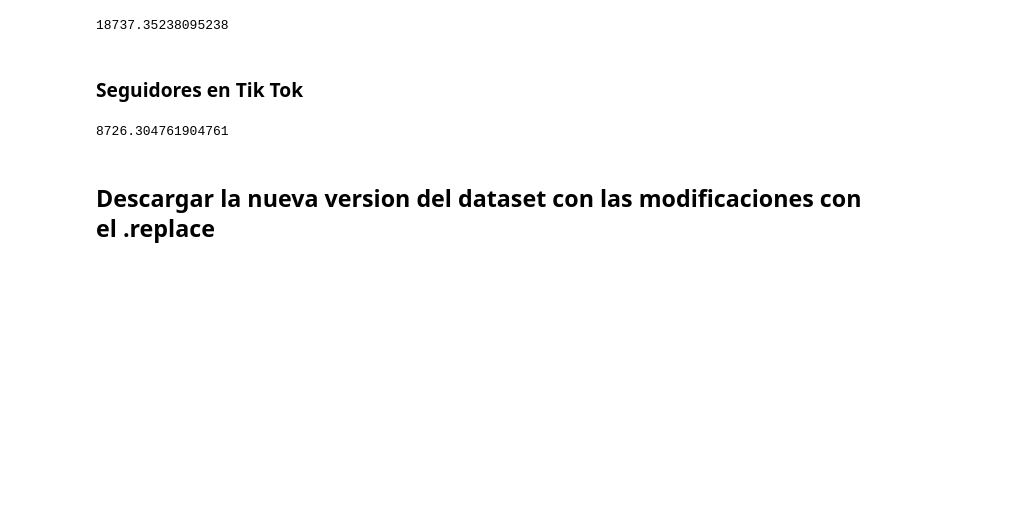
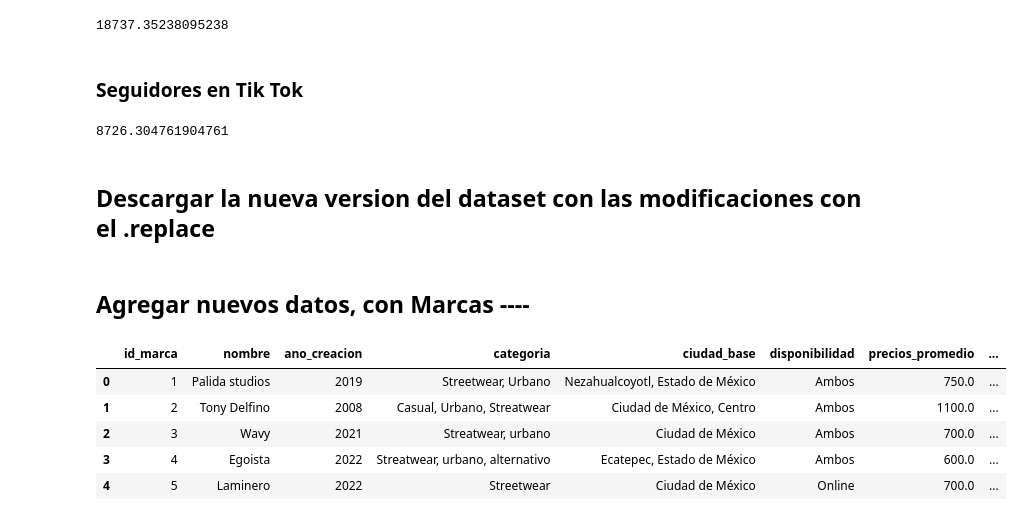
Before and after one commit to ChristianLaraa/Data, a Jupyter notebook: Proyecto2/DataAnalysis/DataExplore.ipynb, the cells around one changed output. Drawn from its saved outputs; the diff is of its cells as text; code cells hidden in the pictures; blank space fills up the shorter version.

```diff
--- a/Proyecto2/DataAnalysis/DataExplore.ipynb
+++ b/Proyecto2/DataAnalysis/DataExplore.ipynb
@@ -374,3 +382,14 @@ df['seguidores_tt'].mean()
 ## Descargar la nueva version del dataset con las modificaciones con el .replace
 # %%
 df.to_csv("marcas_moda_actualizado.csv", index=False)
+# %% [markdown]
+## Agregar nuevos datos, con Marcas ----
+# %%
+df.head()
+# %% [output]
+|  | id_marca | nombre | ano_creacion | categoria | ciudad_base | disponibilidad | precios_promedio | ... |
+| 0 | 1 | Palida studios | 2019 | Streetwear, Urbano | Nezahualcoyotl, Estado de México | Ambos | 750.0 | ... |
+| 1 | 2 | Tony Delfino | 2008 | Casual, Urbano, Streatwear | Ciudad de México, Centro | Ambos | 1100.0 | ... |
+| 2 | 3 | Wavy | 2021 | Streatwear, urbano | Ciudad de México | Ambos | 700.0 | ... |
+| 3 | 4 | Egoista | 2022 | Streatwear, urbano, alternativo | Ecatepec, Estado de México | Ambos | 600.0 | ... |
+| 4 | 5 | Laminero | 2022 | Streetwear | Ciudad de México | Online | 700.0 | ... |
```
Also changed, not shown: parts of 6 cells of this notebook, 8 other files.
